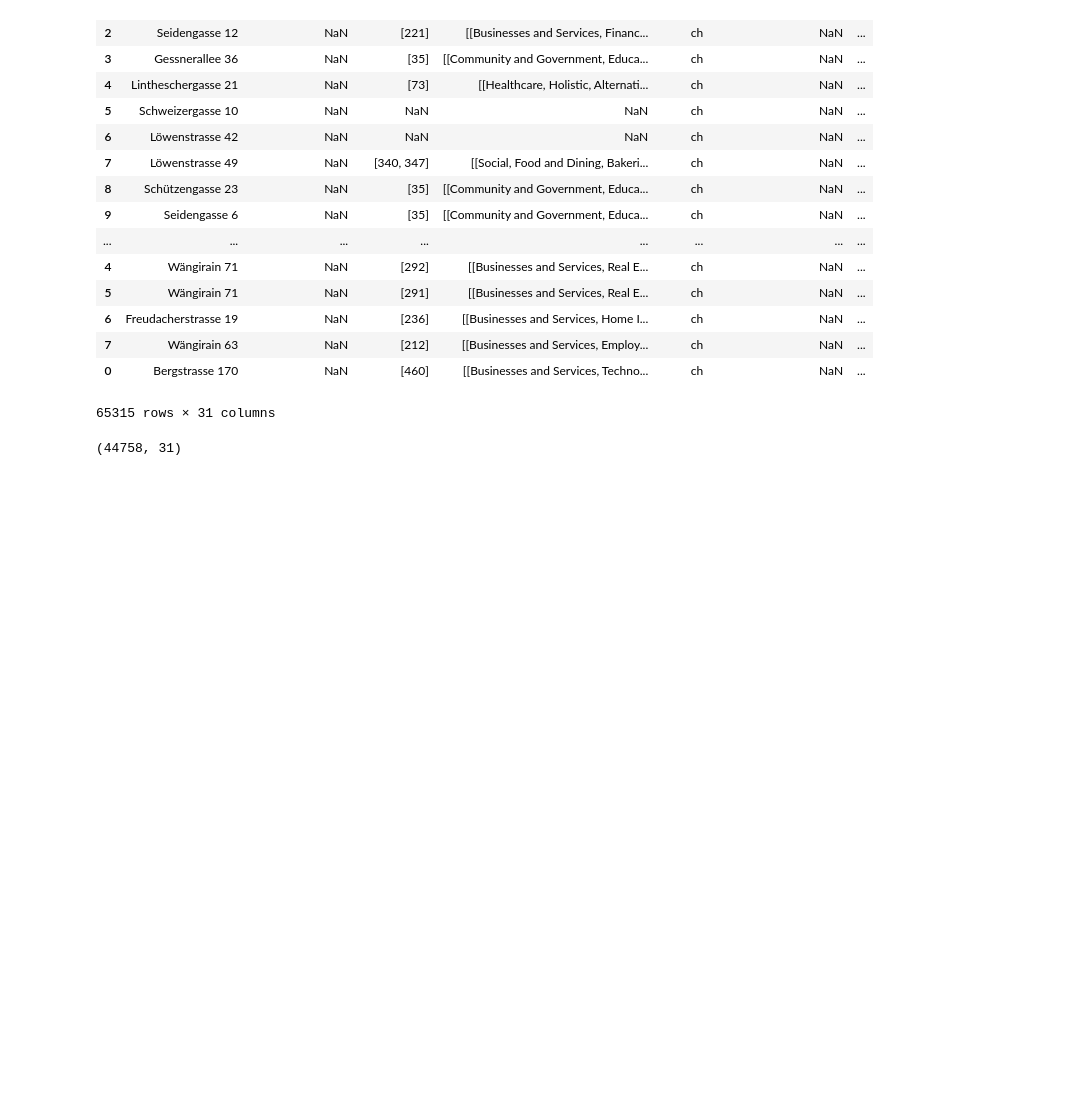
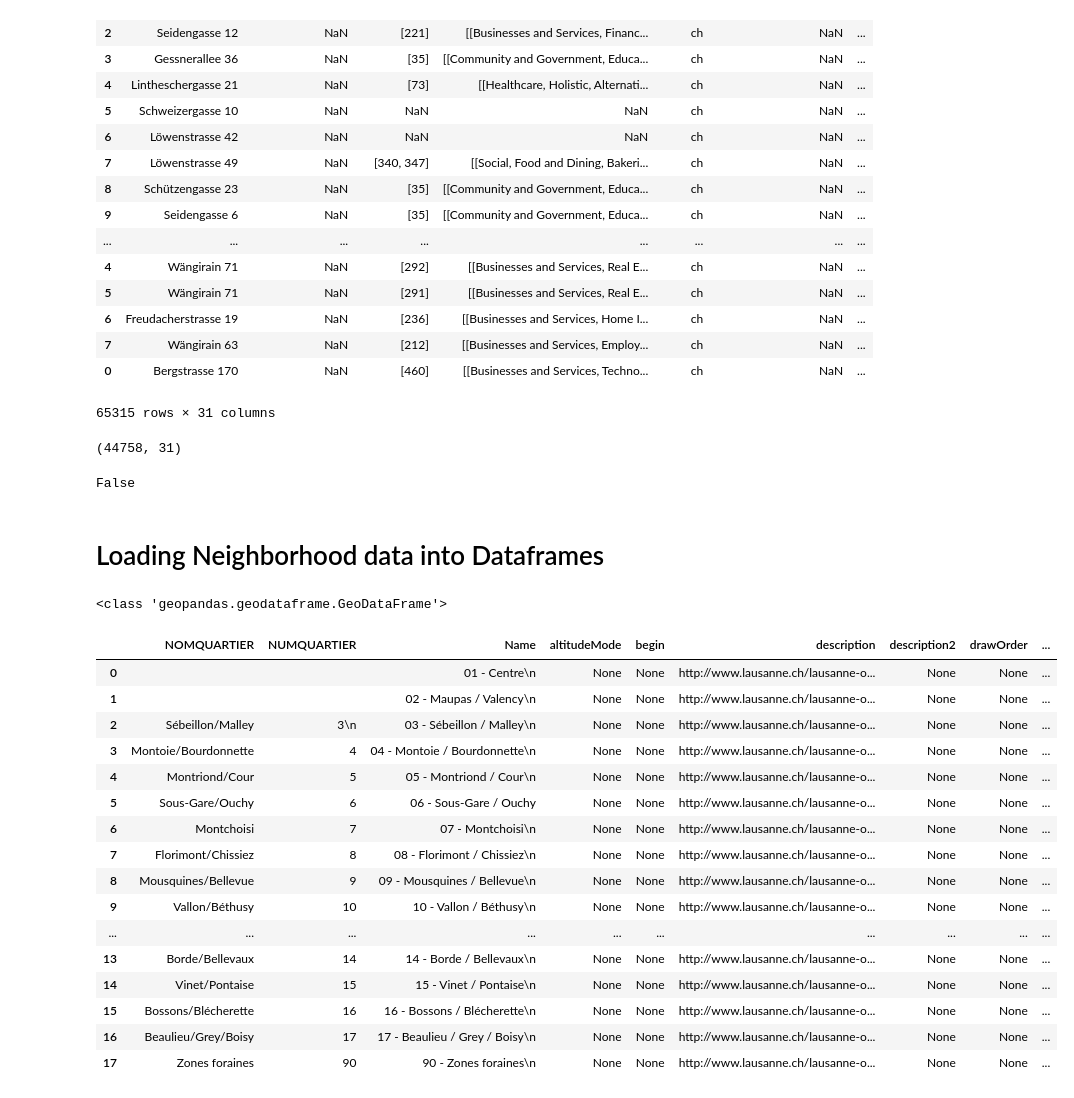
Before and after one commit to PaluchowskiMatthew/ADA-Orion, a Jupyter notebook: Lausanne & Zurich places.ipynb, the cells around one changed output. Cells and saved outputs as stored; diff of their text form; code cells hidden in the pictures; blank space fills up the shorter version.

Commit message:
area and neighborhood groupings ready

```diff
--- a/Lausanne & Zurich places.ipynb
+++ b/Lausanne & Zurich places.ipynb
@@ -136,3 +151,8 @@ zurich_geo = zurich_raw_geo[zurich_raw_geo['locality'] == 'Zürich']
 zurich_geo.shape
 # %% [output]
 (44758, 31)
+# %%
+#Check for NaN in geometry
+zurich_geo['geometry'].isnull().values.any()
+# %% [output]
+False
@@ -138,0 +161,31 @@ zurich_geo.shape
+# %% [markdown]
+# Loading Neighborhood data into Dataframes
+# %%
+file_lausanne = "./data/quartiers_lausanne.geojson"
+file_zurich = "./data/quartiers_zurich.geojson"
+
+neighborhood_lausanne = gpd.read_file(file_lausanne)
+neighborhood_zurich = gpd.read_file(file_zurich)
+
+print(type(neighborhood_lausanne))
+
+neighborhood_lausanne
+# %% [output]
+<class 'geopandas.geodataframe.GeoDataFrame'>
+|  | NOMQUARTIER | NUMQUARTIER | Name | altitudeMode | begin | description | description2 | drawOrder | ... |
+| 0 |  |  | 01 - Centre\n | None | None | http://www.lausanne.ch/lausanne-o... | None | None | ... |
+| 1 |  |  | 02 - Maupas / Valency\n | None | None | http://www.lausanne.ch/lausanne-o... | None | None | ... |
+| 2 | Sébeillon/Malley | 3\n | 03 - Sébeillon / Malley\n | None | None | http://www.lausanne.ch/lausanne-o... | None | None | ... |
+| 3 | Montoie/Bourdonnette | 4 | 04 - Montoie / Bourdonnette\n | None | None | http://www.lausanne.ch/lausanne-o... | None | None | ... |
+| 4 | Montriond/Cour | 5 | 05 - Montriond / Cour\n | None | None | http://www.lausanne.ch/lausanne-o... | None | None | ... |
+| 5 | Sous-Gare/Ouchy | 6 | 06 - Sous-Gare / Ouchy | None | None | http://www.lausanne.ch/lausanne-o... | None | None | ... |
+| 6 | Montchoisi | 7 | 07 - Montchoisi\n | None | None | http://www.lausanne.ch/lausanne-o... | None | None | ... |
+| 7 | Florimont/Chissiez | 8 | 08 - Florimont / Chissiez\n | None | None | http://www.lausanne.ch/lausanne-o... | None | None | ... |
+| 8 | Mousquines/Bellevue | 9 | 09 - Mousquines / Bellevue\n | None | None | http://www.lausanne.ch/lausanne-o... | None | None | ... |
+| 9 | Vallon/Béthusy | 10 | 10 - Vallon / Béthusy\n | None | None | http://www.lausanne.ch/lausanne-o... | None | None | ... |
+| ... | ... | ... | ... | ... | ... | ... | ... | ... | ... |
+| 13 | Borde/Bellevaux | 14 | 14 - Borde / Bellevaux\n | None | None | http://www.lausanne.ch/lausanne-o... | None | None | ... |
+| 14 | Vinet/Pontaise | 15 | 15 - Vinet / Pontaise\n | None | None | http://www.lausanne.ch/lausanne-o... | None | None | ... |
+| 15 | Bossons/Blécherette | 16 | 16 - Bossons / Blécherette\n | None | None | http://www.lausanne.ch/lausanne-o... | None | None | ... |
+| 16 | Beaulieu/Grey/Boisy | 17 | 17 - Beaulieu / Grey / Boisy\n | None | None | http://www.lausanne.ch/lausanne-o... | None | None | ... |
+| 17 | Zones foraines | 90 | 90 - Zones foraines\n | None | None | http://www.lausanne.ch/lausanne-o... | None | None | ... |
```
Also changed, not shown: parts of 14 cells of this notebook.
